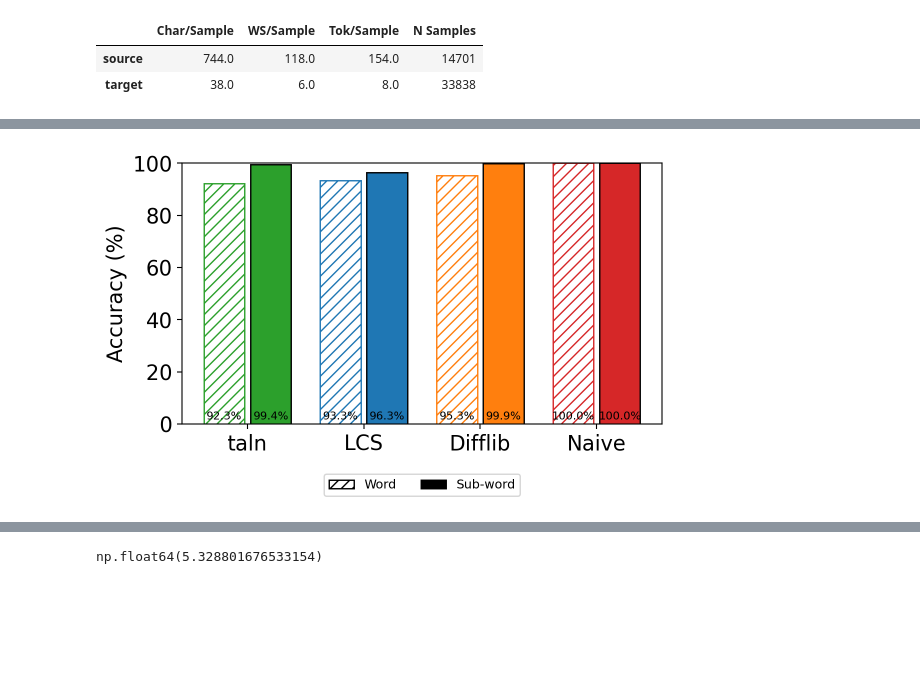
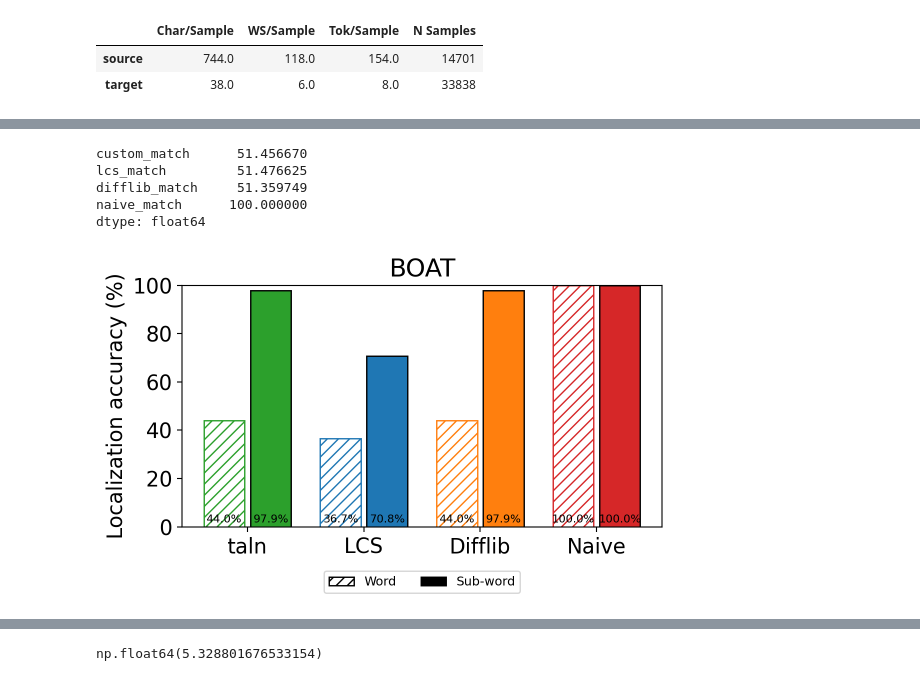
Before and after one commit to sbooeshaghi/taln, a Jupyter notebook: analysis/benchmark.ipynb, the cells around one changed output, grey strips where cells are left out. Saved outputs shown, nothing was run; the diff lists cells and outputs as text; code cells hidden in the pictures; blank space fills up the shorter version.

```diff
--- a/analysis/benchmark.ipynb
+++ b/analysis/benchmark.ipynb
@@ -254,17 +265,3 @@ methods = {
     "difflib": align_difflib,
     "naive": align_naive,
 }
-# %%
-for m in methods:
-    # alignments and time
-    tdf[[f"{m}_aln", f"{m}_time_ms"]] = tdf.apply(
-        timed_align, axis=1, result_type="expand", args=(methods[m],"token")
-    )
-
-    # num alignments
-    tdf[f"{m}_len"] = tdf[f"{m}_aln"].apply(len)
-
-    tdf[f"{m}_idx_start"] = tdf[f"{m}_aln"].apply(lambda x: set([i[0].get("start_idx", -1) for i in x]) if len(x)>0 and len(x[0])>0 else {-1})
-
-    tdf[f"{m}_text"] = tdf[f"{m}_aln"].apply(lambda x: reconstruct_target_by_token("", x[0] if len(x)>0 else ""))
-    tdf[f"{m}_same"] = tdf["target"] == tdf[f"{m}_text"]
@@ -338,0 +326,16 @@ print(wdf["naive_same"].sum()/wdf.shape[0]*100)
+# %%
+# Contiguous localization: among FULL matches, did we recover at least one gold (start,end) span?
+for m in list(methods.keys()):
+    tdf[f"{m}_loc"] = tdf.apply(
+        lambda r: len(
+            set((s, s + len(r.target)) for s in r.idx_start) & r[f"{m}_pairs"]
+        ) > 0,
+        axis=1,
+    )
+
+    wdf[f"{m}_loc"] = wdf.apply(
+        lambda r: len(
+            set((s, s + len(r.target.strip())) for s in r.idx_start) & r[f"{m}_pairs"]
+        ) > 0,
+        axis=1,
+    )
@@ -519,11 +653,20 @@ plt.show()
 # %%
 tacc = tdf.assign(ntks_ctx=tdf["source"].apply(lambda x: len(tokenize(x)[0]))) \
-    .groupby("ntks_ctx")[["custom_found", "lcs_found", "difflib_found", "naive_found"]] \
+    .groupby("ntks_ctx")[["custom_loc", "lcs_loc", "difflib_loc", "naive_loc"]] \
     .agg(lambda x: x.sum() / x.count() * 100)
 
 wacc = wdf.assign(ntks_ctx=wdf["source"].apply(lambda x: len(tokenize(x)[0]))) \
-    .groupby("ntks_ctx")[["custom_found", "lcs_found", "difflib_found", "naive_found"]] \
+    .groupby("ntks_ctx")[["custom_loc", "lcs_loc", "difflib_loc", "naive_loc"]] \
     .agg(lambda x: x.sum() / x.count() * 100)
+# %%
+wdf[["custom_loc", "lcs_loc", "difflib_loc", "naive_loc"]].agg(lambda x: x.sum() / x.count() * 100)
+wdf[["custom_match", "lcs_match", "difflib_match", "naive_match"]].agg(lambda x: x.sum() / x.count() * 100)
+# %% [output]
+custom_match      51.456670
+lcs_match         51.476625
+difflib_match     51.359749
+naive_match      100.000000
+dtype: float64
 # %%
 import numpy as np
 import matplotlib.pyplot as plt
@@ -546,7 +689,7 @@ gap = 0.025
 
 # --- sub-word (tacc) ---------------------------------------------------------
 for idx, (label, m) in enumerate(methods.items()):
-    y = tacc[f"{m}_found"]
+    y = tacc[f"{m}_loc"]
     y_mean = np.mean(y)
     center = idx + (width/2 + gap)
 
@@ -562,7 +705,7 @@ for idx, (label, m) in enumerate(methods.items()):
 
 # --- word (wacc) -------------------------------------------------------------
 for idx, (label, m) in enumerate(methods.items()):
-    y = wacc[f"{m}_found"]
+    y = wacc[f"{m}_loc"]
     y_mean = np.mean(y)
     center = idx - (width/2 + gap)
 
@@ -578,33 +721,33 @@ for idx, (label, m) in enumerate(methods.items()):
     ax.text(center, 1, f"{y_mean:.1f}%",
             ha="center", va="bottom", fontsize=8)
 
 
 # --- axes / labels -----------------------------------------------------------
 ax.set(
-    ylabel="Accuracy (%)",
+    ylabel="Localization accuracy (%)",
     xticks=x,
     xticklabels=list(methods.keys()),
     ylim=(0, 100),
-    # title="Contiguous alignment",
+    title="BOAT",
 )
 
 # legend
 legend_elements = [
     Patch(facecolor="white", edgecolor="black", hatch="///", label="Word"),
     Patch(facecolor="k", edgecolor="black", label="Sub-word"),
 ]
 
 
 ax.legend(
     handles=legend_elements,
     loc="lower center",
     bbox_to_anchor=(0.5, -0.3),
     ncol=2,
     frameon=True,
     fontsize=9,
 )
 
 plt.tight_layout()
 plt.show()
 # %% [output]
-[figure, old version]
+[figure, new version]
```
Also changed, not shown: parts of 50 cells of this notebook, 8 other files.
